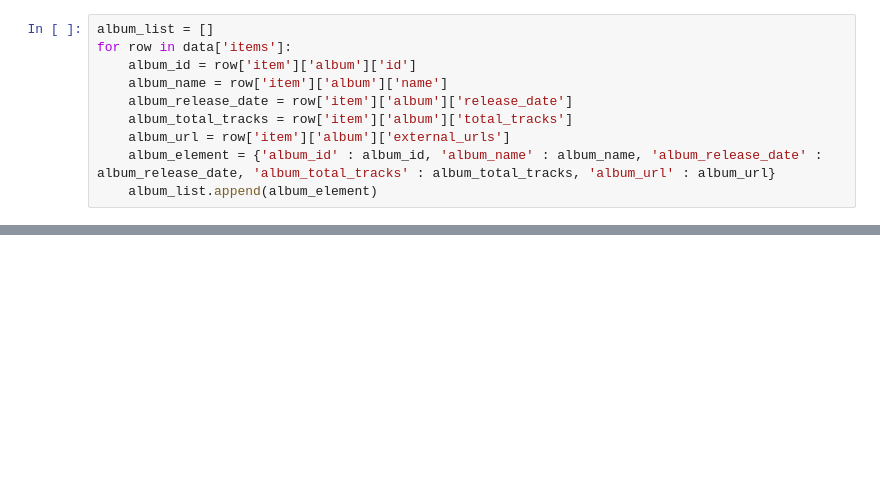
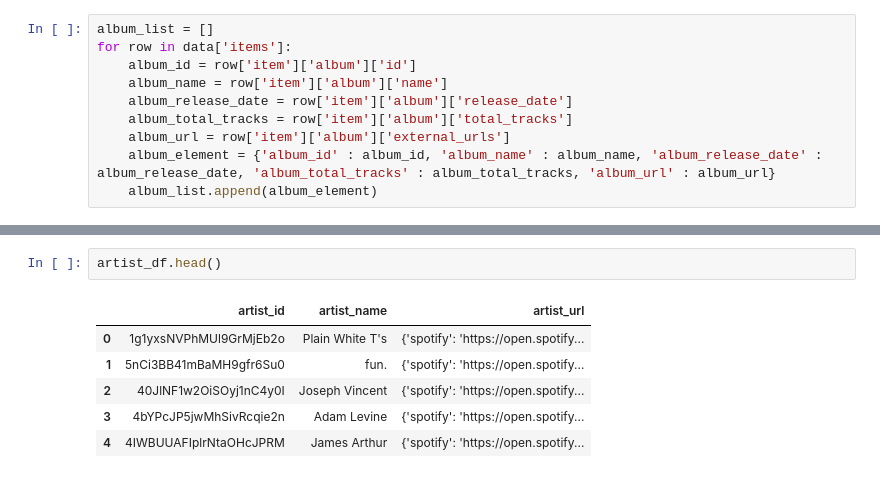
Before and after one commit to jasonbo9118/Spotify-Data-Pipeline-using-Python-and-AWS, a Jupyter notebook: Spotify Data Pipeline.ipynb, the cells around one changed output, grey strips where cells are left out. Saved outputs shown, nothing was run; the diff lists cells and outputs as text; blank space fills up the shorter version.

```diff
--- a/Spotify Data Pipeline.ipynb
+++ b/Spotify Data Pipeline.ipynb
@@ -83,0 +243,9 @@ artist_list
+# %%
+artist_df.head()
+# %% [output]
+|  | artist_id | artist_name | artist_url |
+| 0 | 1g1yxsNVPhMUl9GrMjEb2o | Plain White T's | {'spotify': 'https://open.spotify... |
+| 1 | 5nCi3BB41mBaMH9gfr6Su0 | fun. | {'spotify': 'https://open.spotify... |
+| 2 | 40JlNF1w2OiSOyj1nC4y0I | Joseph Vincent | {'spotify': 'https://open.spotify... |
+| 3 | 4bYPcJP5jwMhSivRcqie2n | Adam Levine | {'spotify': 'https://open.spotify... |
+| 4 | 4IWBUUAFIplrNtaOHcJPRM | James Arthur | {'spotify': 'https://open.spotify... |
```
Also changed, not shown: parts of 25 cells of this notebook.
